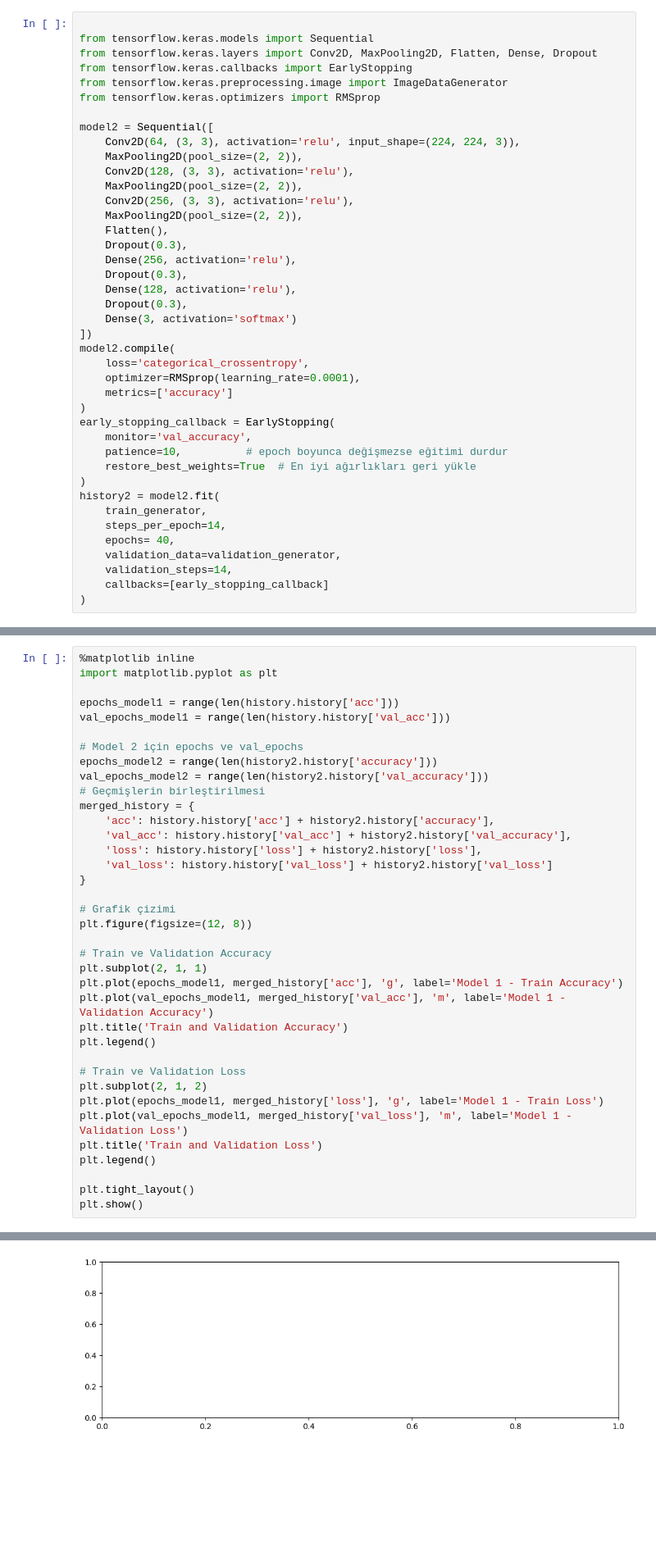
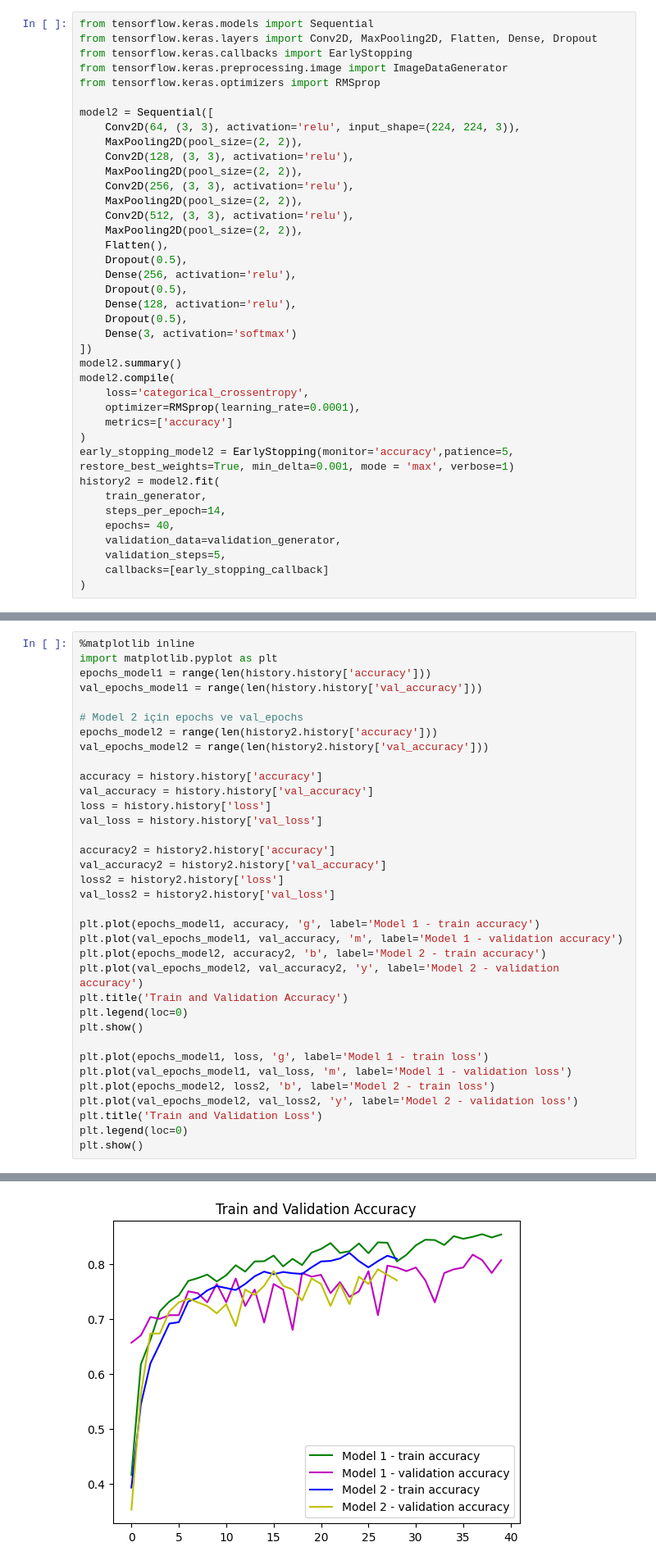
Before and after one commit to eliffkrc/firedetection2model, a Jupyter notebook: fire2model.ipynb, the cells around one changed output, grey strips where cells are left out. Shown at 82% size. Drawn from its saved outputs; the diff is of its cells as text; blank space fills up the shorter version.

```diff
--- a/fire2model.ipynb
+++ b/fire2model.ipynb
@@ -220,7 +204,6 @@ Daha az sayıda parametre ile daha karmaşık veri setlerini iyi öğrenemeyebil
 # %% [markdown]
 RMSprop (Root Mean Square Propagation), öğrenme hızını (learning rate) düzenlemek ve ağırlıkların güncellenmesini optimize etmek amacıyla tasarlanmıştır
 # %%
-
 from tensorflow.keras.models import Sequential
 from tensorflow.keras.layers import Conv2D, MaxPooling2D, Flatten, Dense, Dropout
 from tensorflow.keras.callbacks import EarlyStopping
@@ -234,30 +217,29 @@ model2 = Sequential([
     MaxPooling2D(pool_size=(2, 2)),
     Conv2D(256, (3, 3), activation='relu'),
     MaxPooling2D(pool_size=(2, 2)),
+    Conv2D(512, (3, 3), activation='relu'),
+    MaxPooling2D(pool_size=(2, 2)),
     Flatten(),
-    Dropout(0.3),
+    Dropout(0.5),
     Dense(256, activation='relu'),
-    Dropout(0.3),
+    Dropout(0.5),
     Dense(128, activation='relu'),
-    Dropout(0.3),
+    Dropout(0.5),
     Dense(3, activation='softmax')
 ])
+model2.summary()
 model2.compile(
     loss='categorical_crossentropy',
     optimizer=RMSprop(learning_rate=0.0001),
     metrics=['accuracy']
 )
-early_stopping_callback = EarlyStopping(
-    monitor='val_accuracy',
-    patience=10,          # epoch boyunca değişmezse eğitimi durdur
-    restore_best_weights=True  # En iyi ağırlıkları geri yükle
-)
+early_stopping_model2 = EarlyStopping(monitor='accuracy',patience=5, restore_best_weights=True, min_delta=0.001, mode = 'max', verbose=1)
 history2 = model2.fit(
     train_generator,
     steps_per_epoch=14,
     epochs= 40,
     validation_data=validation_generator,
-    validation_steps=14,
+    validation_steps=5,
     callbacks=[early_stopping_callback]
 )
 # %% [output]
@@ -284,38 +263,36 @@ WARNING:tensorflow:Early stopping conditioned on metric `val_accuracy` which is
 # %%
 %matplotlib inline
 import matplotlib.pyplot as plt
-
-epochs_model1 = range(len(history.history['acc']))
-val_epochs_model1 = range(len(history.history['val_acc']))
+epochs_model1 = range(len(history.history['accuracy']))
+val_epochs_model1 = range(len(history.history['val_accuracy']))
 
 # Model 2 için epochs ve val_epochs
 epochs_model2 = range(len(history2.history['accuracy']))
 val_epochs_model2 = range(len(history2.history['val_accuracy']))
-# Geçmişlerin birleştirilmesi
-merged_history = {
-    'acc': history.history['acc'] + history2.history['accuracy'],
-    'val_acc': history.history['val_acc'] + history2.history['val_accuracy'],
-    'loss': history.history['loss'] + history2.history['loss'],
-    'val_loss': history.history['val_loss'] + history2.history['val_loss']
-}
 
-# Grafik çizimi
-plt.figure(figsize=(12, 8))
+accuracy = history.history['accuracy']
+val_accuracy = history.history['val_accuracy']
+loss = history.history['loss']
+val_loss = history.history['val_loss']
 
-# Train ve Validation Accuracy
-plt.subplot(2, 1, 1)
-plt.plot(epochs_model1, merged_history['acc'], 'g', label='Model 1 - Train Accuracy')
-plt.plot(val_epochs_model1, merged_history['val_acc'], 'm', label='Model 1 - Validation Accuracy')
+accuracy2 = history2.history['accuracy']
+val_accuracy2 = history2.history['val_accuracy']
+loss2 = history2.history['loss']
+val_loss2 = history2.history['val_loss']
+
+plt.plot(epochs_model1, accuracy, 'g', label='Model 1 - train accuracy')
+plt.plot(val_epochs_model1, val_accuracy, 'm', label='Model 1 - validation accuracy')
+plt.plot(epochs_model2, accuracy2, 'b', label='Model 2 - train accuracy')
+plt.plot(val_epochs_model2, val_accuracy2, 'y', label='Model 2 - validation accuracy')
 plt.title('Train and Validation Accuracy')
-plt.legend()
+plt.legend(loc=0)
+plt.show()
 
-# Train ve Validation Loss
-plt.subplot(2, 1, 2)
-plt.plot(epochs_model1, merged_history['loss'], 'g', label='Model 1 - Train Loss')
-plt.plot(val_epochs_model1, merged_history['val_loss'], 'm', label='Model 1 - Validation Loss')
+plt.plot(epochs_model1, loss, 'g', label='Model 1 - train loss')
+plt.plot(val_epochs_model1, val_loss, 'm', label='Model 1 - validation loss')
+plt.plot(epochs_model2, loss2, 'b', label='Model 2 - train loss')
+plt.plot(val_epochs_model2, val_loss2, 'y', label='Model 2 - validation loss')
 plt.title('Train and Validation Loss')
-plt.legend()
-
-plt.tight_layout()
+plt.legend(loc=0)
 plt.show()
 # %% [output]
@@ -323 +299 @@ ValueError: ignored
-[figure, old version]
+[figure, new version]
```
Also changed, not shown: parts of 9 cells of this notebook.
